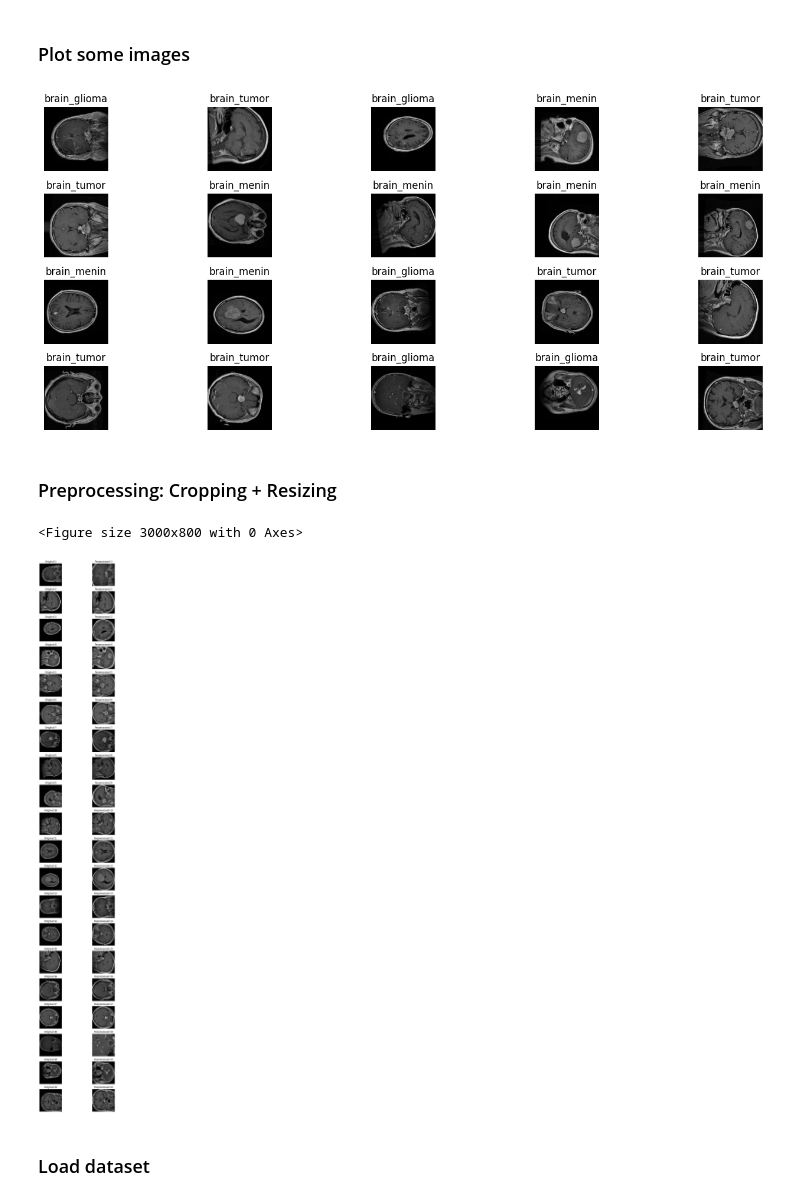
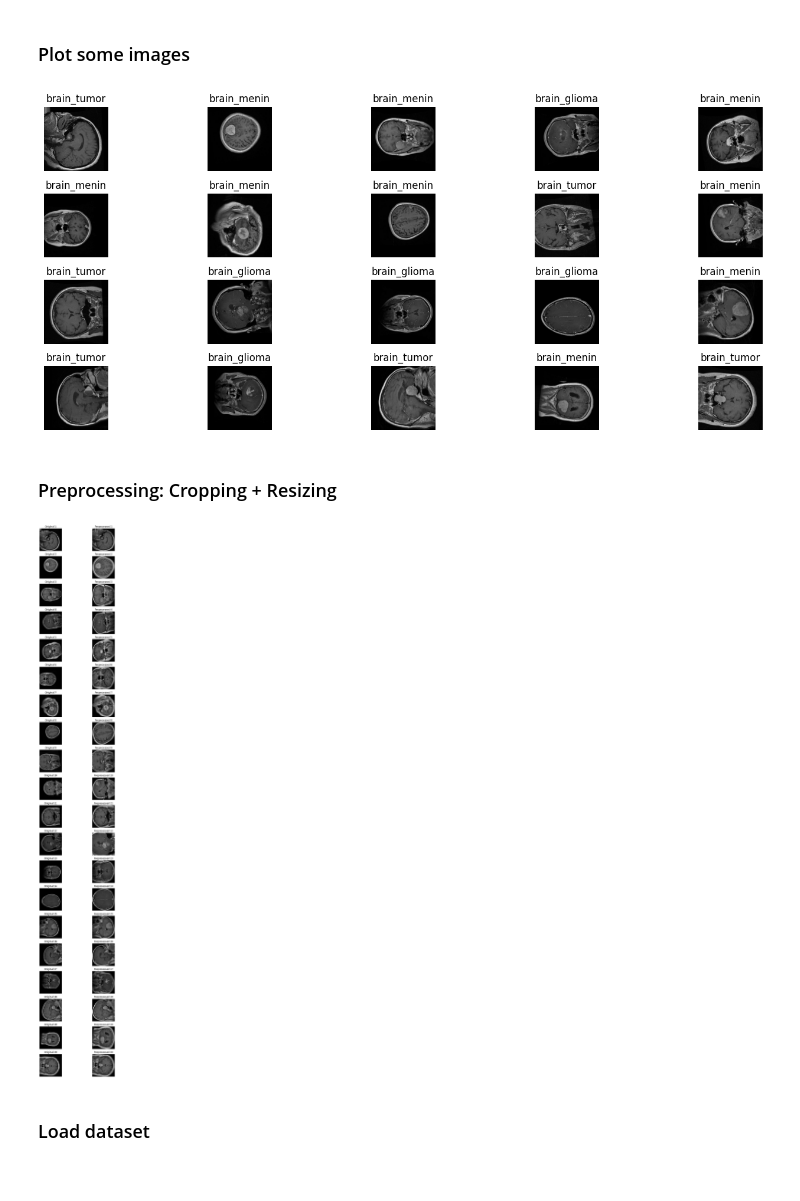
Before and after one commit to ThanhPhan14062003/ML_BarePass, a Jupyter notebook: notebooks/assignment1/exploration.ipynb, the cells around one changed output. Saved outputs shown, nothing was run; the diff lists cells and outputs as text; code cells hidden in the pictures.

```diff
--- a/notebooks/assignment1/exploration.ipynb
+++ b/notebooks/assignment1/exploration.ipynb
@@ -107,6 +105,9 @@ if os.path.isdir(raw_data_dir):
 
 # Create DataFrame
 df = pd.DataFrame({'filepath': paths, 'labels': labels})
+
+df = df.sample(frac=1, random_state=42).reset_index(drop=True)
+df = df.iloc[:1500]
 # %%
 df.sample(10)
 # %% [output]
@@ -189,48 +190,68 @@ for j in range(i + 1, len(axes)):
 plt.tight_layout()
 plt.show()
 # %% [output]
-[figure, old version]
+[figure, new version]
 # %% [markdown]
 ### Preprocessing: Cropping + Resizing
 # %%
-from skimage import io, transform, color
-from keras.api.preprocessing.image import img_to_array
+import torch
+import torchvision.transforms as transforms
+import matplotlib.pyplot as plt
+import numpy as np
+from PIL import Image
+from skimage import io, color
 from src.data.preprocess import crop_brain_contour
-plt.figure(figsize=(30, 8))
 
-# Create a figure with subplots
+# Number of samples to visualize
+N = len(samples)
+
+# Create subplots
 fig, axes = plt.subplots(N, 2, figsize=(10, 2 * N))
+
+# Define transformations
+transform = transforms.Compose([
+    transforms.Resize((224, 224)),  # Resize to 224x224
+    transforms.ToTensor(),  # Convert to PyTorch tensor
+])
 
 # Loop through each sample image
 for i, image_path in enumerate(samples.filepath.values):
-    # Load the original image
-    original_image = io.imread(image_path)
-    original_image = color.rgb2gray(original_image)
-    original_image = (original_image * 255).astype(np.uint8)
+    try:
+        # Load image and convert to grayscale
+        original_image = io.imread(image_path)
+        original_image = color.rgb2gray(original_image)
+        original_image = (original_image * 255).astype(np.uint8)  # Normalize to uint8
 
-    # Apply the crop_brain_contour function to get the cropped image
-    cropped_image = crop_brain_contour(original_image)
+        # Apply the cropping function
+        cropped_image = crop_brain_contour(original_image)
 
-    # Resize the cropped image
-    image_resized = transform.resize(cropped_image, (224, 224), mode='reflect', anti_aliasing=True)
-    image_array = img_to_array(image_resized)
+        # Convert to PIL image for Torch processing
+        cropped_pil = Image.fromarray(cropped_image)
 
-    # Plot the original image in the left column
-    axes[i, 0].imshow(original_image, cmap='gray')
-    axes[i, 0].set_title(f"Original {i+1}")
-    axes[i, 0].axis('off')
+        # Apply transformations
+        image_tensor = transform(cropped_pil)
 
-    # Plot the preprocessed image in the right column
-    axes[i, 1].imshow(image_array, cmap='gray')
-    axes[i, 1].set_title(f"Preprocessed {i+1}")
-    axes[i, 1].axis('off')
+        # Convert back to NumPy for visualization
+        cropped_np = image_tensor.squeeze(0).numpy()  # Remove batch dimension for grayscale
+
+        # Plot original image
+        axes[i, 0].imshow(original_image, cmap='gray')
+        axes[i, 0].set_title(f"Original {i+1}")
+        axes[i, 0].axis('off')
+
+        # Plot preprocessed image
+        axes[i, 1].imshow(cropped_np, cmap='gray')
+        axes[i, 1].set_title(f"Preprocessed {i+1}")
+        axes[i, 1].axis('off')
+
+    except Exception as e:
+        print(f"Error processing {image_path}: {e}")
 
 # Adjust layout and show plot
 plt.tight_layout()
 plt.show()
 # %% [output]
-<Figure size 3000x800 with 0 Axes>
-[figure, old version]
+[figure, new version]
 # %% [markdown]
 ### Load dataset
 # %%
```
Also changed, not shown: parts of 23 cells of this notebook, 7 other files.
